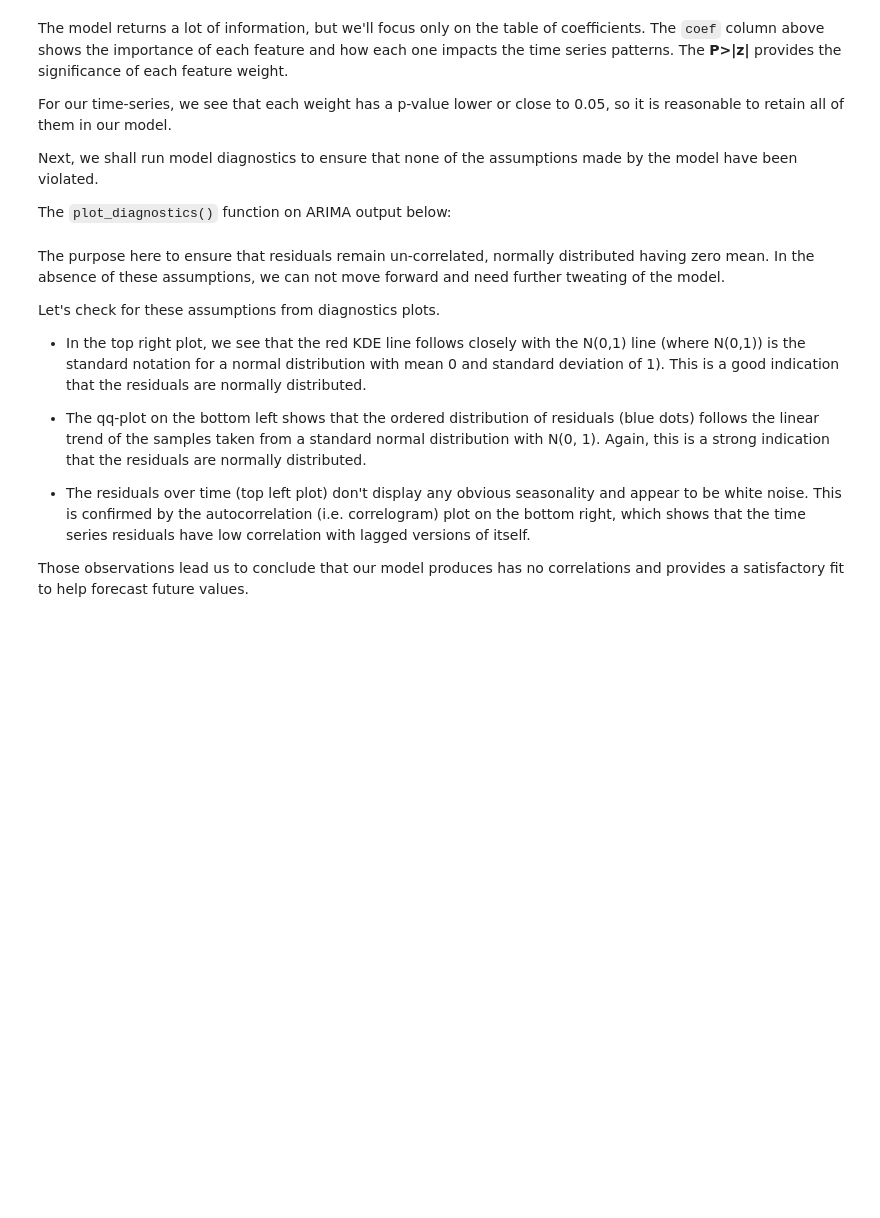
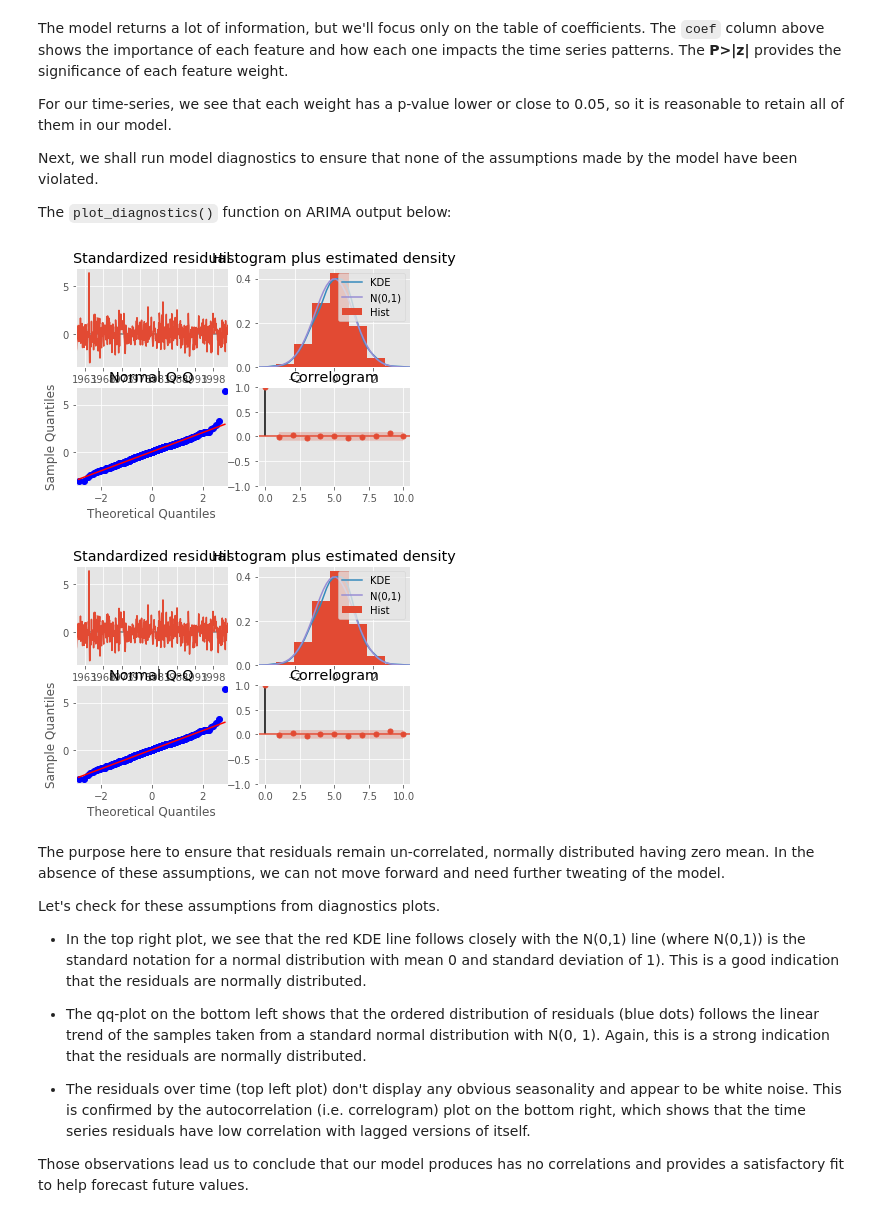
Before and after one commit to MissAle17/dsc-3-26-08-sarima-models-lab-online-ds-sp-000, a Jupyter notebook: index.ipynb, the cells around one changed output. Cells and saved outputs as stored; diff of their text form; code cells hidden in the pictures; blank space fills up the shorter version.

```diff
--- a/index.ipynb
+++ b/index.ipynb
@@ -280,9 +286,16 @@ Using grid search, we have identified the set of parameters that produces the be
 We'll start by plugging the optimal parameter values into a new SARIMAX model.
 # %%
 # plug the optimal parameter values into a new SARIMAX model.
+model = sm.tsa.statespace.SARIMAX(CO2,
+                                order=(1,1,1),
+                                seasonal_order=(1,1,1,12),
+                                enforce_stationarity=False,
+                                enforce_invertibility=False)
+
 
 # Fit the model and print results
-
+output = model.fit()
+print(output.summary().tables[1])
 # ==============================================================================
 #                  coef    std err          z      P>|z|      [0.025      0.975]
 # ------------------------------------------------------------------------------
@@ -302,6 +325,10 @@ Next, we shall run model diagnostics to ensure that none of the assumptions made
 The `plot_diagnostics()` function on ARIMA output below:
 # %%
 # Use plot_diagnostics with results calculated above.
+output.plot_diagnostics()
+# %% [output]
+[figure, added]
+[figure, added]
 # %% [markdown]
 The purpose here to ensure that residuals remain un-correlated, normally distributed having zero mean. In the absence of these assumptions, we can not move forward and need further tweating of the model.
 
```
Also changed, not shown: parts of 9 cells of this notebook.
